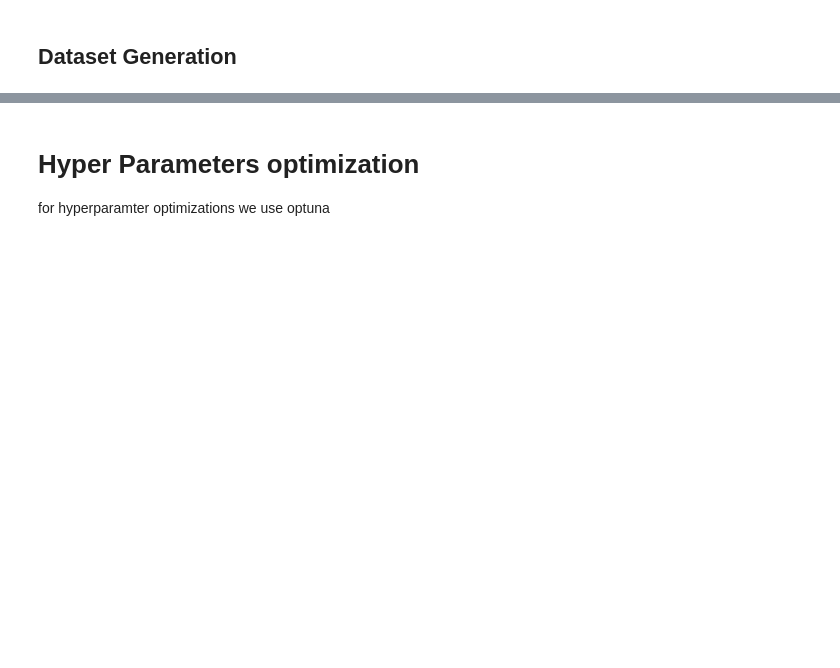
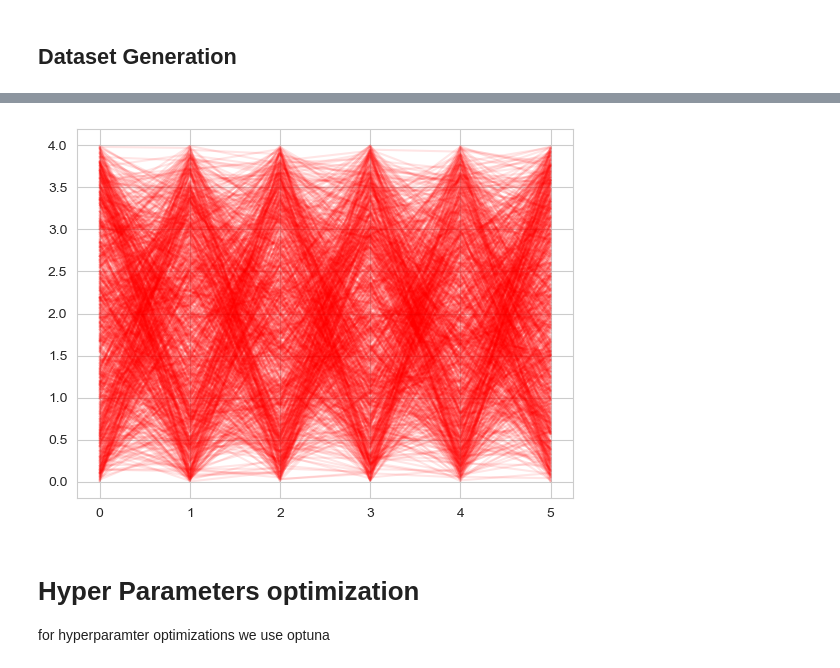
Before and after one commit to paplessix/MLICA-for-elec, a Jupyter notebook: use_case/run_experiment.ipynb, the cells around one changed output, grey strips where cells are left out. Saved outputs shown, nothing was run; the diff lists cells and outputs as text; code cells hidden in the pictures; blank space fills up the shorter version.

```diff
--- a/use_case/run_experiment.ipynb
+++ b/use_case/run_experiment.ipynb
@@ -118,3 +140,8 @@ plt.show()
+# %%
+for traj in df.drop(columns="value")[:1000].to_numpy():
+    plt.plot(traj, color = "r", alpha=0.1)
+# %% [output]
+[figure, added]
 # %% [markdown]
 # Hyper Parameters optimization
 
```
Also changed, not shown: parts of 14 cells of this notebook, 6 other files.
